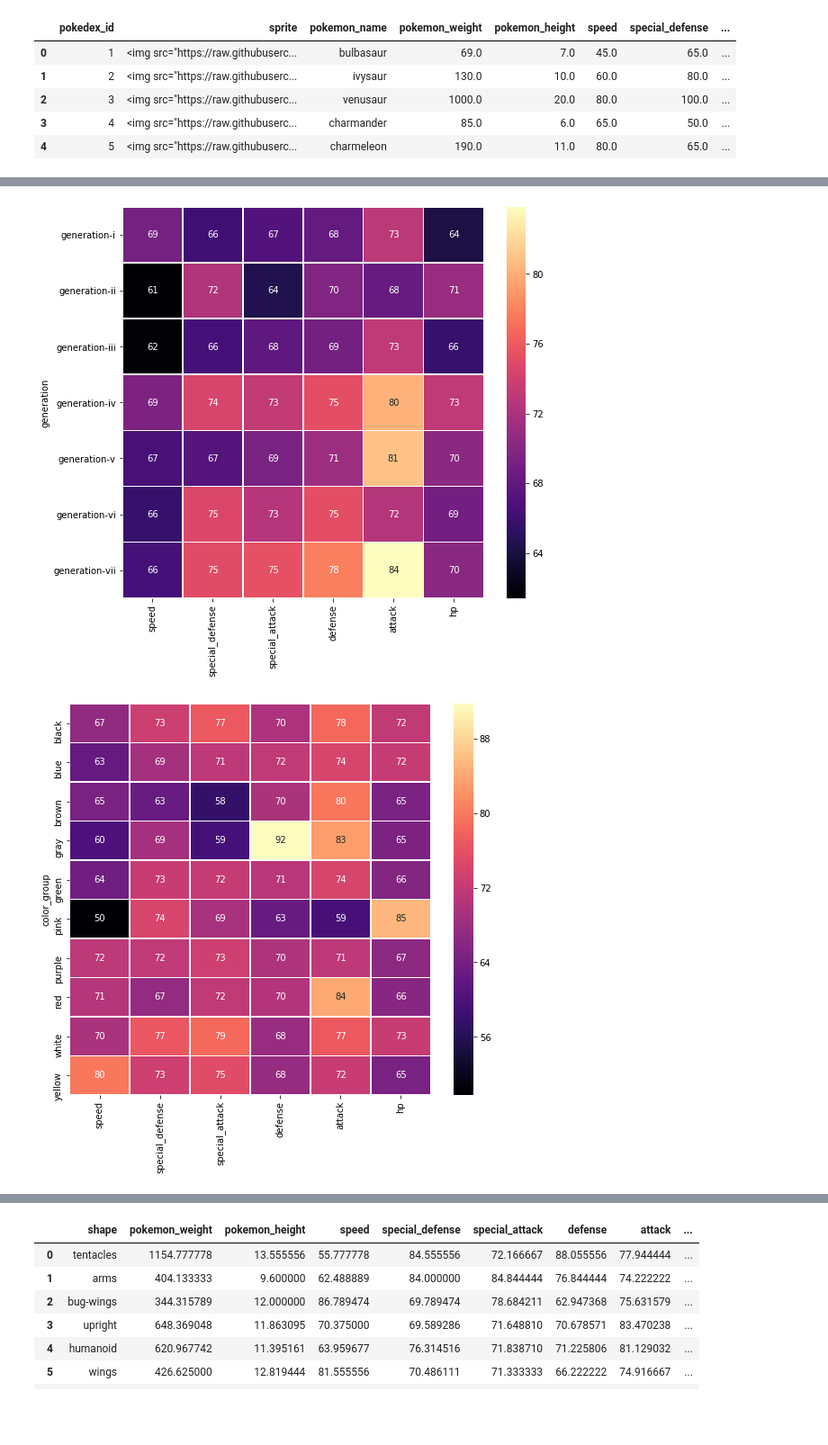
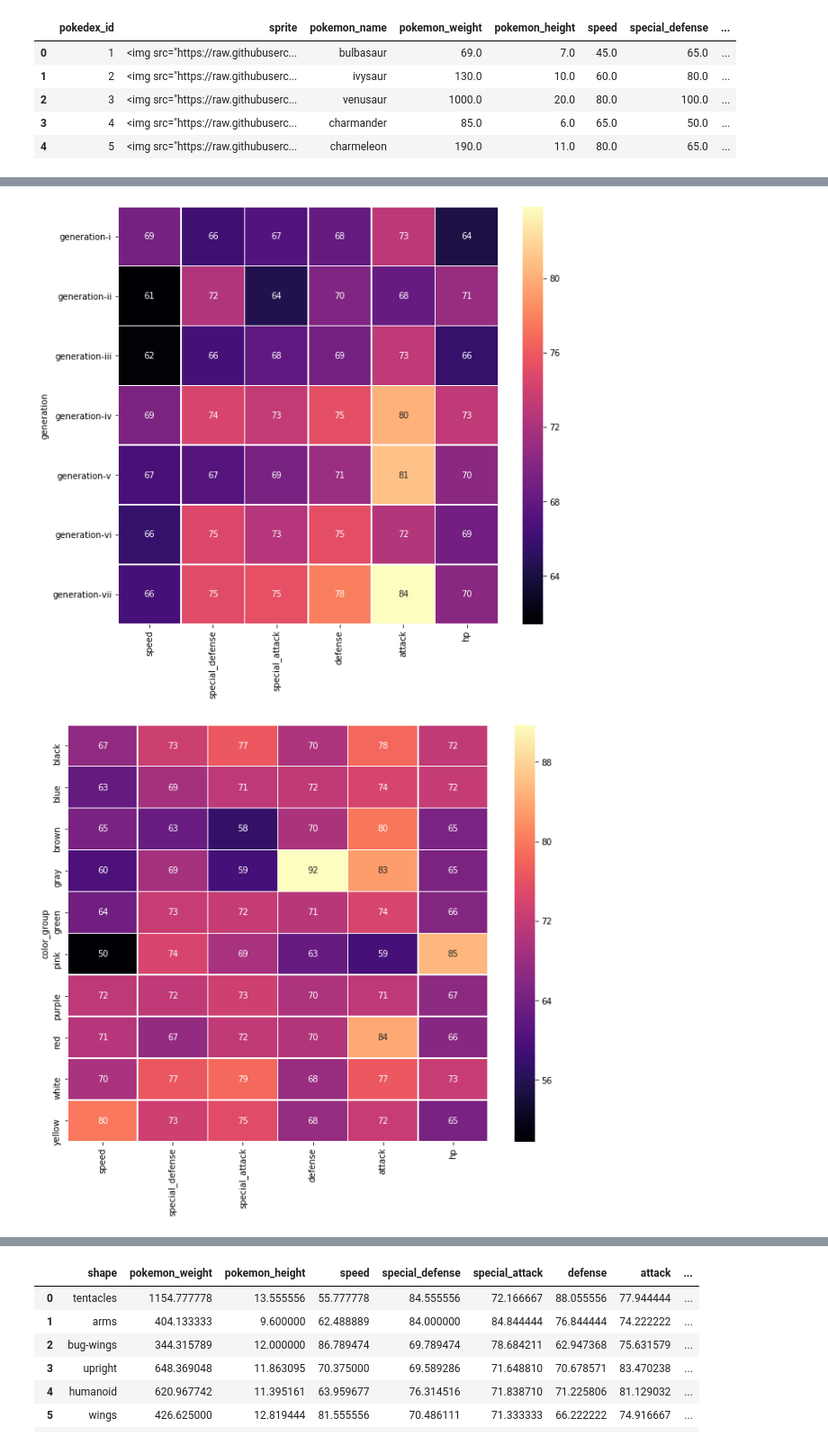
Before and after one commit to JayTDawgzone/pokemon_characteristics, a Jupyter notebook: Notebooks/pokemon_analysis.ipynb, the cells around one changed output, grey strips where cells are left out. Shown: that part at 90% size. Drawn from its saved outputs; the diff is of its cells as text; code cells hidden in the pictures; blank space fills up the shorter version.

```diff
--- a/Notebooks/pokemon_analysis.ipynb
+++ b/Notebooks/pokemon_analysis.ipynb
@@ -63,16 +66,18 @@ plt.savefig('images/egg_stat_matrix.png')
 f, ax = plt.subplots(figsize=(9,8))
 
 sns.heatmap(generation[['speed','special_defense', 'special_attack','defense','attack','hp']], annot=True, linewidths=.6, ax=ax, cmap='magma')
+plt.tight_layout(pad=0)
 plt.savefig('images/generation_stat_matrix.png')
 # %% [output]
-[figure, old version]
+[figure, new version]
 # %%
 f, ax = plt.subplots(figsize=(9,8))
 
 sns.heatmap(color[['speed','special_defense', 'special_attack','defense','attack','hp']], annot=True, linewidths=.6, ax=ax, cmap='magma')
+plt.tight_layout(pad=0)
 plt.savefig('images/color_stat_matrix.png')
 # %% [output]
-[figure, old version]
+[figure, new version]
 # %%
 f, ax = plt.subplots(figsize=(9,8))
 
```
Also changed, not shown: parts of 18 cells of this notebook, 19 other files.
